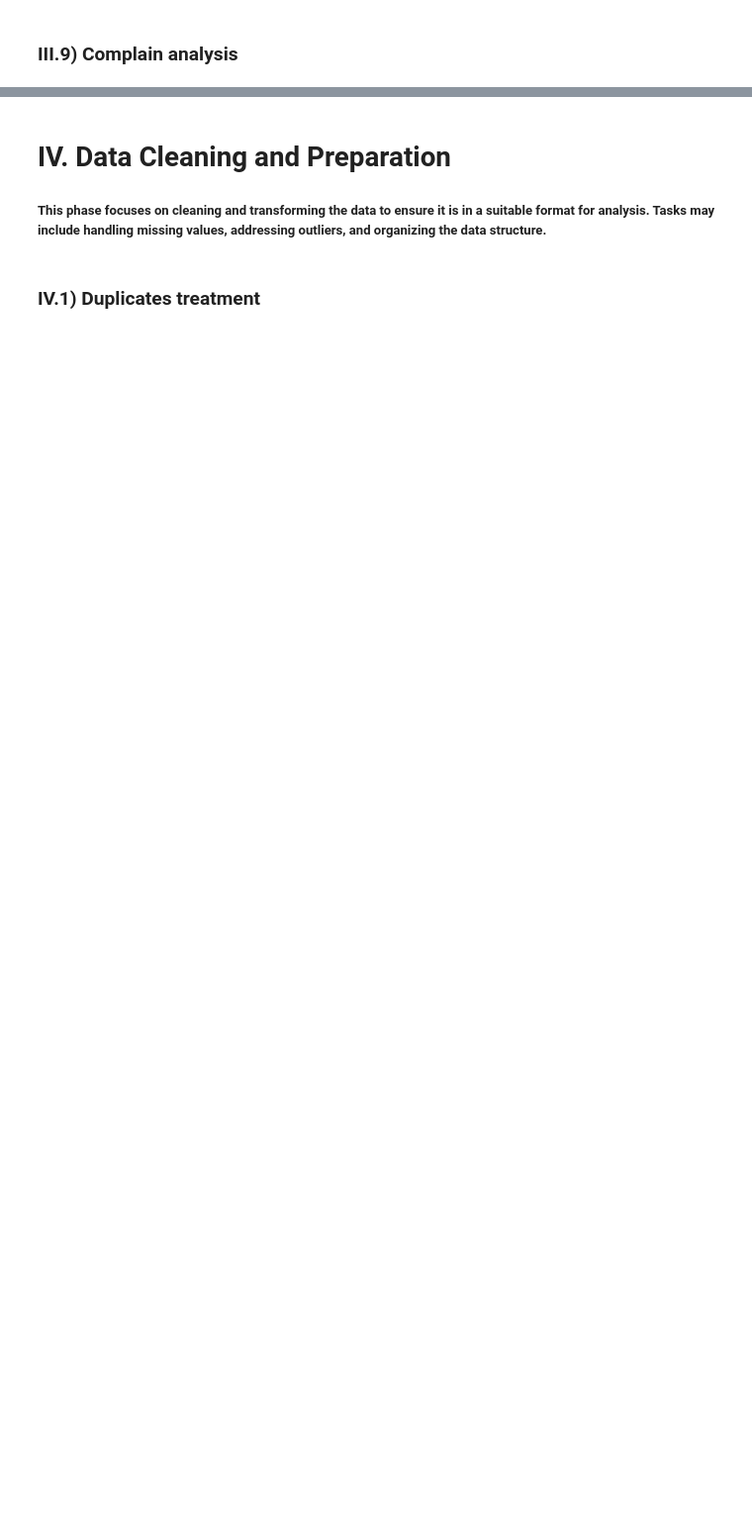
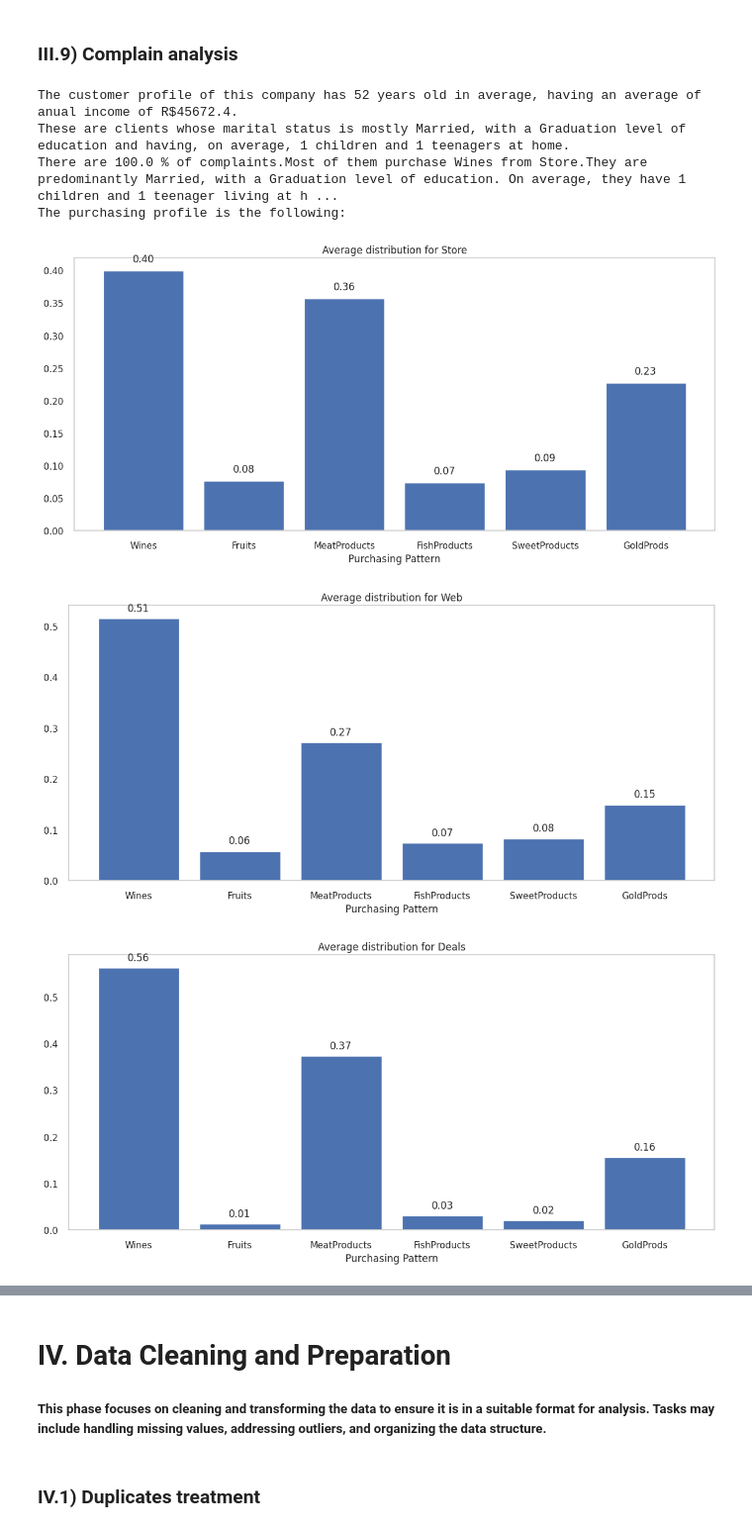
Before and after one commit to petrugeral/Marketing_Analytics, a Jupyter notebook: ifood_marketing_analytics/mkt_anl.ipynb, the cells around one changed output, grey strips where cells are left out. Shown at 99% size. Saved outputs shown, nothing was run; the diff lists cells and outputs as text; code cells hidden in the pictures; blank space fills up the shorter version.

```diff
--- a/ifood_marketing_analytics/mkt_anl.ipynb
+++ b/ifood_marketing_analytics/mkt_anl.ipynb
@@ -603,9 +700,14 @@ plt.grid(False)
 # %%
 # Generating a customer profile summary specifically for clients who have complaints (Complain == 1).
 profile(df[df['Complain'] == 1])
-
-# applying the aforementioned function to describe the general profile of the customer who complains
-profile(df_complain)
+# %% [output]
+The customer profile of this company has 52 years old in average, having an average of anual income of R$45672.4.
+These are clients whose marital status is mostly Married, with a Graduation level of education and having, on average, 1 children and 1 teenagers at home.
+There are 100.0 % of complaints.Most of them purchase Wines from Store.They are predominantly Married, with a Graduation level of education. On average, they have 1 children and 1 teenager living at h ...
+The purchasing profile is the following:
+[figure, added]
+[figure, added]
+[figure, added]
 # %%
 # Scatter plot showing the relationship between Customer Days and Age, with 'Complain' as hue.
 
```
Also changed, not shown: parts of 43 cells of this notebook.
